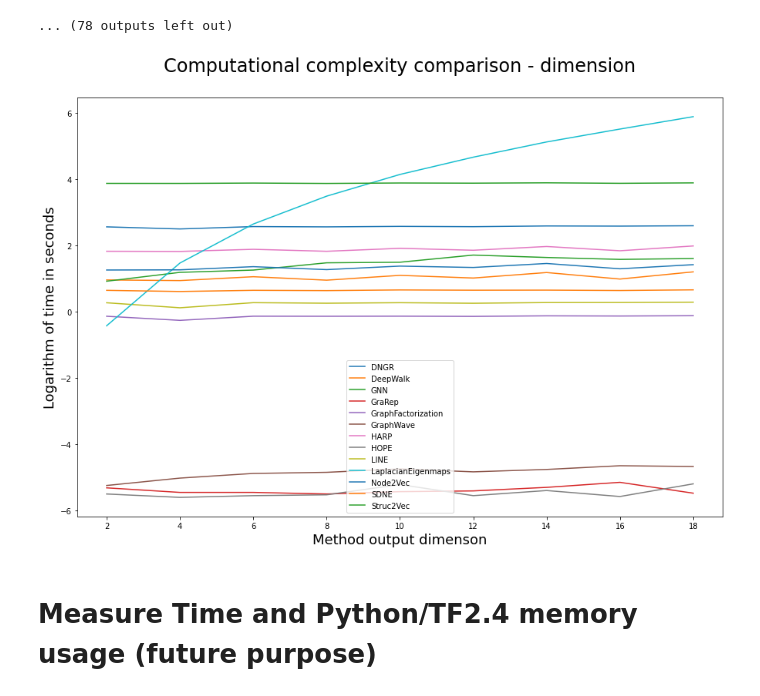
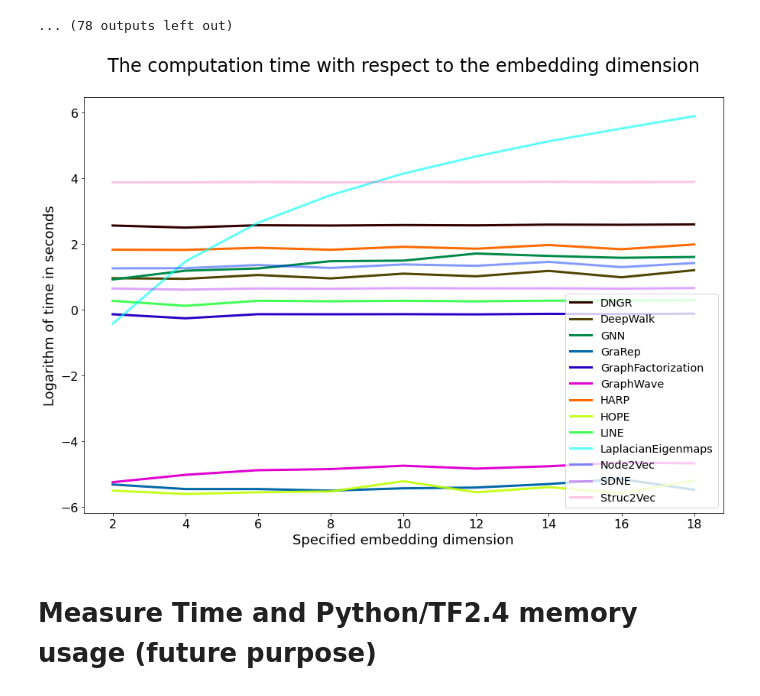
Before and after one commit to lukaszbrzozowski/ReLeGy, a Jupyter notebook: Analysis/Resource Analysis.ipynb, the cells around one changed output. Cells and saved outputs as stored; diff of their text form; code cells hidden in the pictures.

```diff
--- a/Analysis/Resource Analysis.ipynb
+++ b/Analysis/Resource Analysis.ipynb
@@ -238,15 +281,17 @@ for method in method_result_dict.keys():
     for key in method_result_dict[method].keys():
         method_result_dict[method][key] /= iterations
 
-for i in method_result_dict.keys():
-    curv = np.array(list(method_result_dict[i].items()))
-    name = str(i).split(".")[3]
+for i, r in enumerate(method_result_dict.keys()):
+    curv = np.array(list(method_result_dict[r].items()))
+    name = str(r).split(".")[3]
     name = name.split("'")[0]
-    plt.plot(curv[:, 0], np.log(curv[:, 1]), label=name)
-plt.legend()
-plt.title("Computational complexity comparison - edges\n", fontsize=24)
+    plt.plot(curv[:, 0], np.log(curv[:, 1]), label=name, linewidth=3, color=color[i])
+plt.legend(fontsize="x-large")
+plt.title("The computation time with respect to the number of edges\n", fontsize=24)
 plt.xlabel("Number of edges in a graph",  fontsize=18)
+plt.xticks(fontsize=16)
 plt.ylabel("Logarithm of time in seconds",  fontsize=18)
+plt.yticks(fontsize=16)
 plt.savefig("Resource/time-edges.png", transparent = True)
 plt.show()
 # %% [output]
@@ -306,39 +351,40 @@ WARNING:tensorflow:5 out of the last 13 calls to <function Model.make_predict_fu
 # %%
 rcParams["figure.figsize"] = 15, 10
 
 iterations = 10
 result_dict_dimension_loaded = [None]*iterations
 for i in range(iterations):
     with open(f"Resource/time_analysis_results_dimension-{i}.p","rb") as f:
         result_dict_dimension_loaded[i] = pickle.load(f)
 
 method_result_dict = {method_class:{} for method_name, method_class in inspect.getmembers(rle)[:14]}
 for result_dict in result_dict_dimension_loaded:
     for key, values in result_dict.items():
         for method_class, measures, _ in values:
             if key in method_result_dict[method_class]:
                 method_result_dict[method_class][key] += measures[3]
             else:
                 method_result_dict[method_class][key] = measures[3]
 
 for method in method_result_dict.keys():
     for key in method_result_dict[method].keys():
         method_result_dict[method][key] /= iterations
 
-for i in method_result_dict.keys():
-    curv = np.array(list(method_result_dict[i].items()))
-    name = str(i).split(".")[3]
+for i, r in enumerate(method_result_dict.keys()):
+    curv = np.array(list(method_result_dict[r].items()))
+    name = str(r).split(".")[3]
     name = name.split("'")[0]
-    if name != "GCN":
-        plt.plot(curv[:, 0], np.log(curv[:, 1]), label=name)
-plt.legend()
-plt.title("Computational complexity comparison - dimension\n", fontsize=24)
-plt.xlabel("Method output dimenson",  fontsize=18)
+    if name != "GCN": plt.plot(curv[:, 0], np.log(curv[:, 1]), label=name, linewidth=3, color=color[i])
+plt.legend(fontsize="x-large")
+plt.title("The computation time with respect to the embedding dimension\n", fontsize=24)
+plt.xlabel("Specified embedding dimension",  fontsize=18)
+plt.xticks(fontsize=16)
 plt.ylabel("Logarithm of time in seconds",  fontsize=18)
+plt.yticks(fontsize=16)
 plt.savefig("Resource/time-dimension.png", transparent = True)
 plt.show()
 # %% [output]
-[figure, old version]
+[figure, new version]
 # %% [markdown]
 # Measure Time and Python/TF2.4 memory usage (future purpose)
 # %%
```
Also changed, not shown: parts of 5 cells of this notebook, 33 other files.
